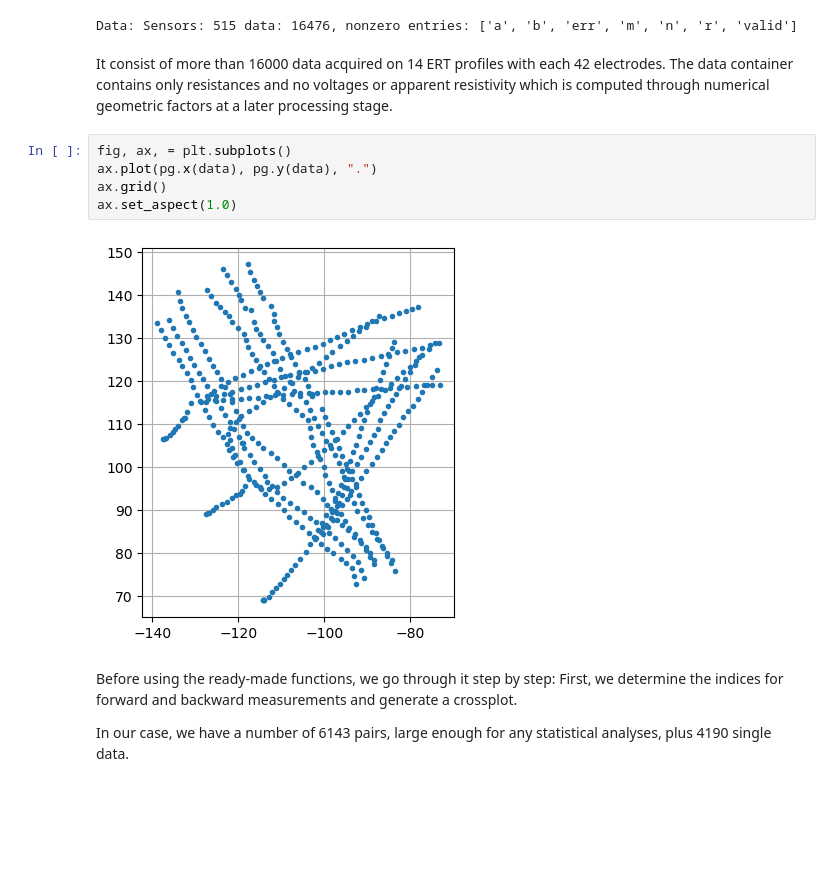
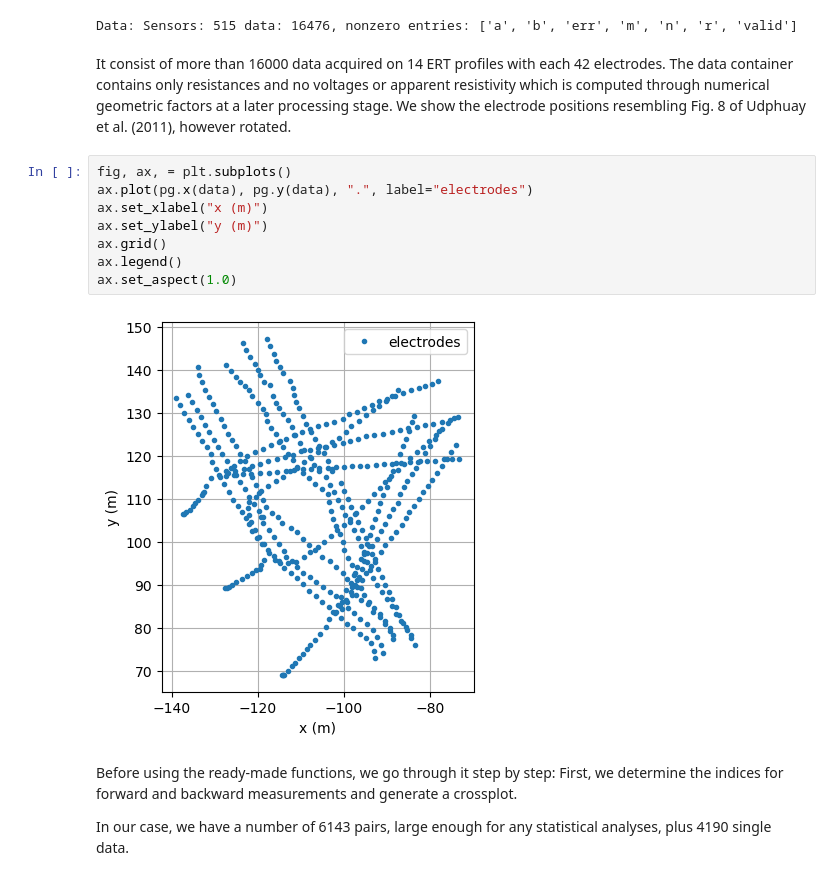
Before and after one commit to gimli-org/notebooks, a Jupyter notebook: ERT/reciprocal/reciprocalAnalysis.ipynb, the cells around one changed output. Cells and saved outputs as stored; diff of their text form; blank space fills up the shorter version.

Commit message:
add labels

```diff
--- a/ERT/reciprocal/reciprocalAnalysis.ipynb
+++ b/ERT/reciprocal/reciprocalAnalysis.ipynb
@@ -48,13 +48,17 @@ Data: Sensors: 515 data: 16476, nonzero entries: ['a', 'b', 'err', 'm', 'n', 'r'
 It consist of more than 16000 data acquired on 14 ERT profiles with each 42 electrodes.
 The data container contains only resistances and no voltages or apparent resistivity
 which is computed through numerical geometric factors at a later processing stage.
+We show the electrode positions resembling Fig. 8 of Udphuay et al. (2011), however rotated.
 # %%
 fig, ax, = plt.subplots()
-ax.plot(pg.x(data), pg.y(data), ".")
+ax.plot(pg.x(data), pg.y(data), ".", label="electrodes")
+ax.set_xlabel("x (m)")
+ax.set_ylabel("y (m)")
 ax.grid()
+ax.legend()
 ax.set_aspect(1.0)
 # %% [output]
-[figure, old version]
+[figure, new version]
 # %% [markdown]
 Before using the ready-made functions, we go through it step by step:
 First, we determine the indices for forward and backward measurements
```
Also changed, not shown: parts of 2 cells of this notebook.
